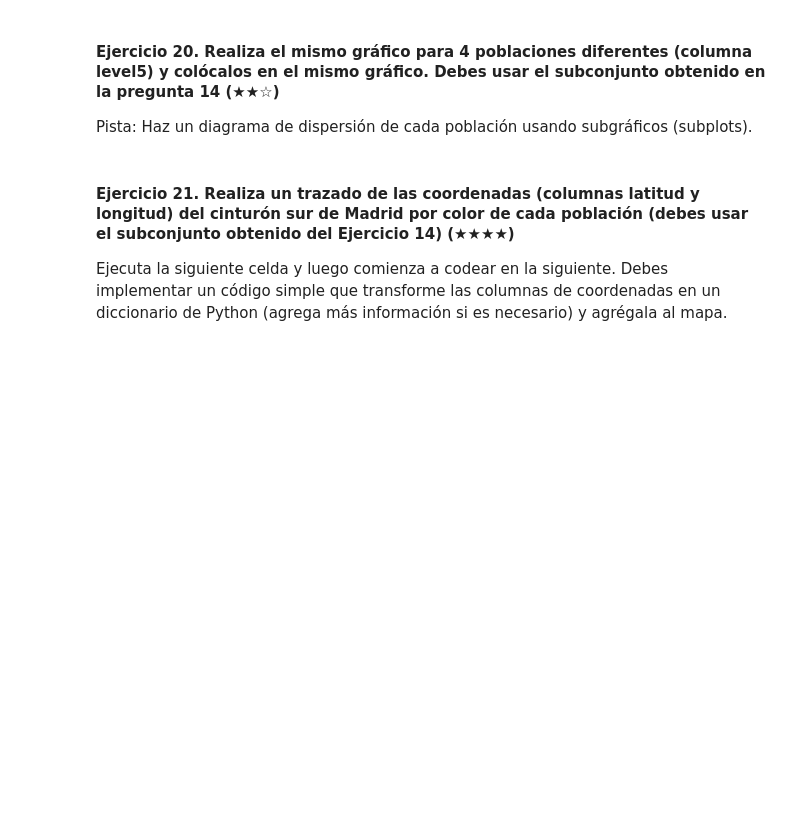
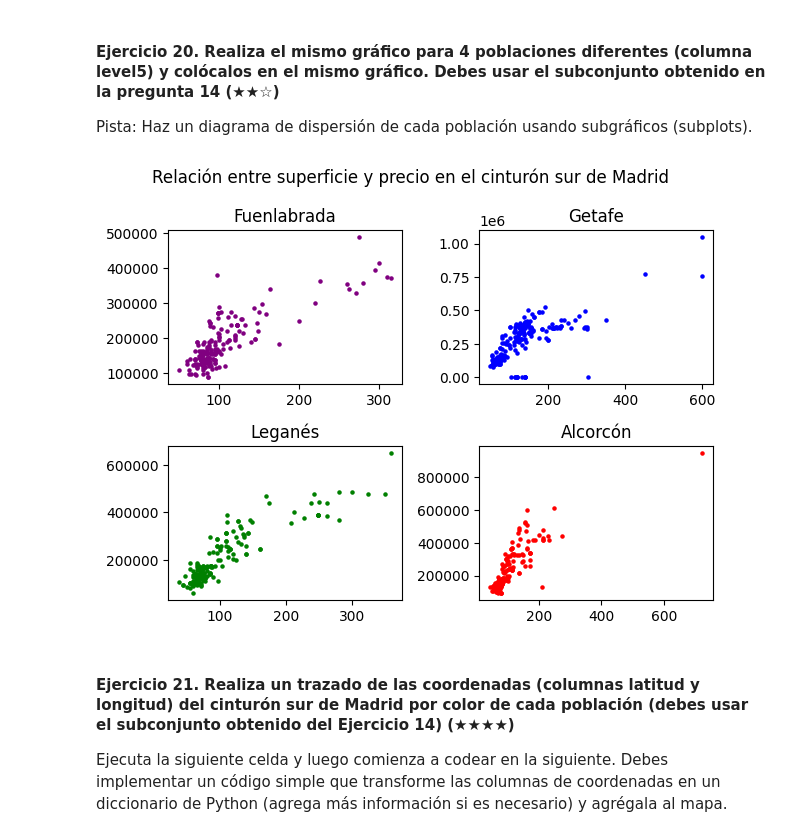
Before and after one commit to emecezeta/realestate-datacleanup-exercise, a Jupyter notebook: project.es.ipynb, the cells around one changed output. Saved outputs shown, nothing was run; the diff lists cells and outputs as text; code cells hidden in the pictures; blank space fills up the shorter version.

Commit message:
entregafinal

```diff
--- a/project.es.ipynb
+++ b/project.es.ipynb
@@ -345,7 +437,20 @@ Pista: Crea una nueva columna llamada `pps` (price per square en inglés) y lueg
 #### Ejercicio 20. Realiza el mismo gráfico para 4 poblaciones diferentes (columna level5) y colócalos en el mismo gráfico. Debes usar el subconjunto obtenido en la pregunta 14 (★★☆)
 Pista: Haz un diagrama de dispersión de cada población usando subgráficos (subplots).
 # %%
-# TODO
+fig,ax=plt.subplots(2,2)
+ax[0,0].scatter(p1['surface'], p1['price'], s=5, color='purple')
+ax[0,0].set_title('Fuenlabrada')
+ax[0,1].scatter(p2['surface'], p2['price'], s=5, color='blue')
+ax[0,1].set_title('Getafe')
+ax[1,0].scatter(p3['surface'], p3['price'], s=5, color='green')
+ax[1,0].set_title('Leganés')
+ax[1,1].scatter(p4['surface'], p4['price'], s=5, color='red')
+ax[1,1].set_title('Alcorcón')
+plt.suptitle('Relación entre superficie y precio en el cinturón sur de Madrid')
+plt.tight_layout()
+plt.show()
+# %% [output]
+[figure, added]
 # %% [markdown]
 #### Ejercicio 21. Realiza un trazado de las coordenadas (columnas latitud y longitud) del cinturón sur de Madrid por color de cada población (debes usar el subconjunto obtenido del Ejercicio 14) (★★★★)
 
```
Also changed, not shown: parts of 11 cells of this notebook.
